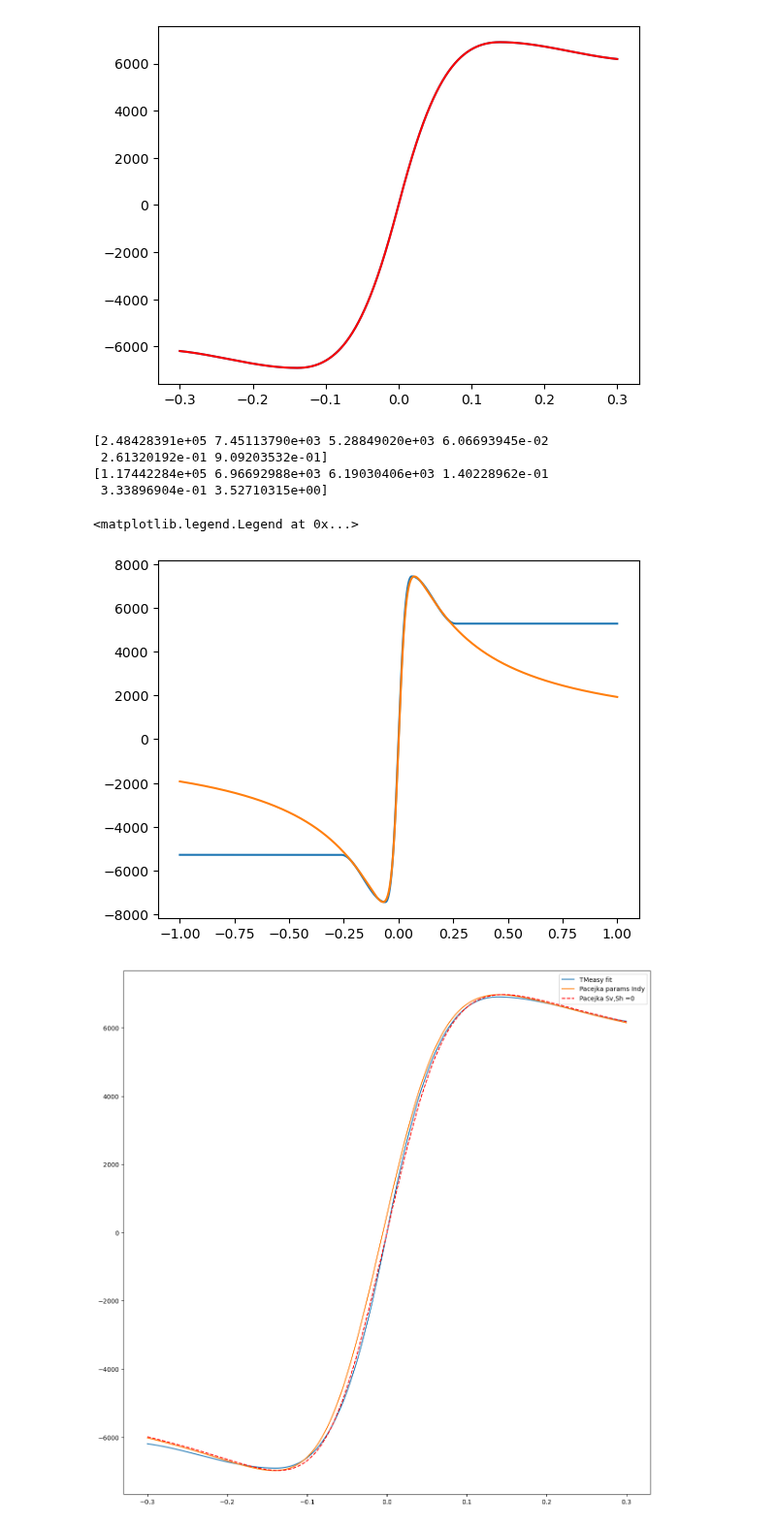
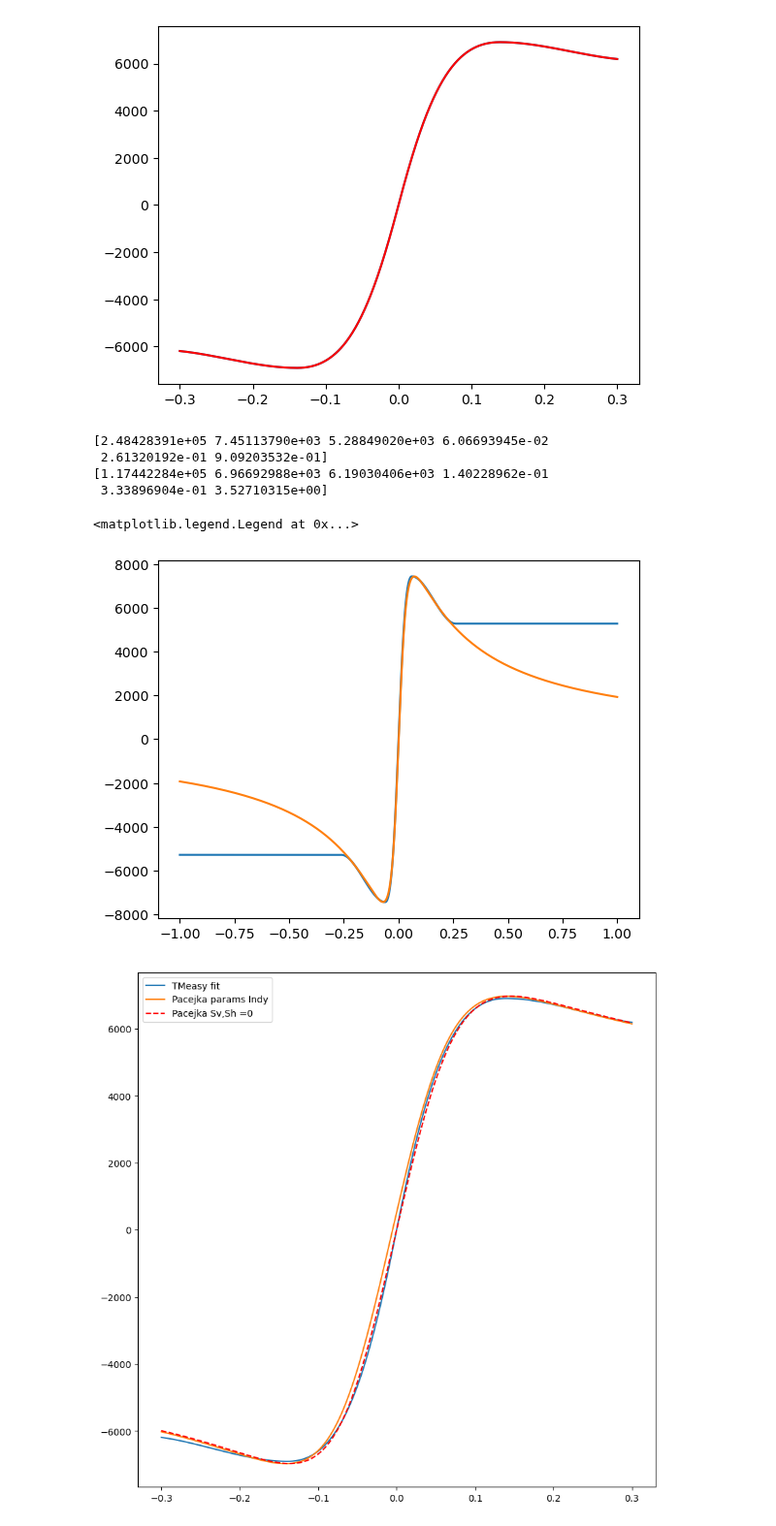
Before and after one commit to BenediktRuhland/SA-Tire-model, a Jupyter notebook: model/MFsimpel_fit.ipynb, the cells around one changed output. Shown at 97% size. Saved outputs shown, nothing was run; the diff lists cells and outputs as text; code cells hidden in the pictures.

```diff
--- a/model/MFsimpel_fit.ipynb
+++ b/model/MFsimpel_fit.ipynb
@@ -263,34 +263,34 @@ plt.plot(Syy,Fy2, 'r')
 # %%
 print(Fx_params)
 print(Fy_params)
 
 Fx_params_alt =  [ 2.36956924e+05, -8.31234170e+03, -3.00584579e+03, -4.20761657e-02, -6.55582132e-01, -1.44859540e+04]
 Fy_params_alt = [ 1.23377206e+05 , 8.58917745e+03 , 8.03274447e+03 , 1.30480776e-01,-6.02817710e-01,  1.41762125e+03]
 
 plt.figure(1)
 Sxx = np.linspace(-1,1,1000)
 Syy = np.linspace(-0.3,0.3,1000)
 Fxx_fit = tmpa.calcFx( Sxx, Syy, Fx_params[0],Fx_params[1],Fx_params[2],Fx_params[3],Fx_params[4],Fx_params[5])
 Fxx_pa52 = pa0.Pacejka52_long(Fz,Sxx,IA,Fz0)[0]
 plt.plot(Sxx,Fxx_fit)
 plt.plot(Sxx,Fxx_pa52)
 
-plt.figure(2, figsize=(15,15))
+plt.figure(2, figsize=(10,10))
 Fyy_fit = tmpa.calcFY( Sxx, Syy, Fy_params[0],Fy_params[1],Fy_params[2],Fy_params[3],Fy_params[4],Fy_params[5])
 Fyy_pa52 = pa52.Pacejka52_lat(Fz,Syy,IA,Fz0)[0]
 Fyy_pa0 = pa0.Pacejka52_lat(Fz,Syy,IA,Fz0)[0]
 plt.plot(Syy,Fyy_fit, label ='TMeasy fit')
 plt.plot(Syy,Fyy_pa52, label = 'Pacejka params Indy')
 plt.plot(Syy,Fyy_pa0,'r--', label = 'Pacejka Sv,Sh =0')
 plt.legend()
 # %% [output]
 [2.48428391e+05 7.45113790e+03 5.28849020e+03 6.06693945e-02
  2.61320192e-01 9.09203532e-01]
 [1.17442284e+05 6.96692988e+03 6.19030406e+03 1.40228962e-01
  3.33896904e-01 3.52710315e+00]
 <matplotlib.legend.Legend at 0x...>
 [figure]
-[figure, old version]
+[figure, new version]
 # %%
 139524.9778222991
 1
```
Also changed, not shown: 2 other files.
